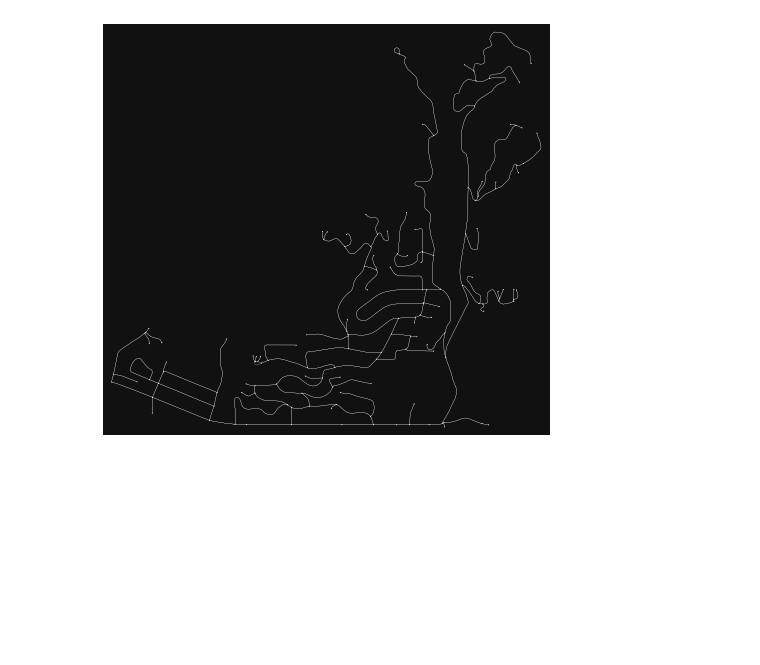
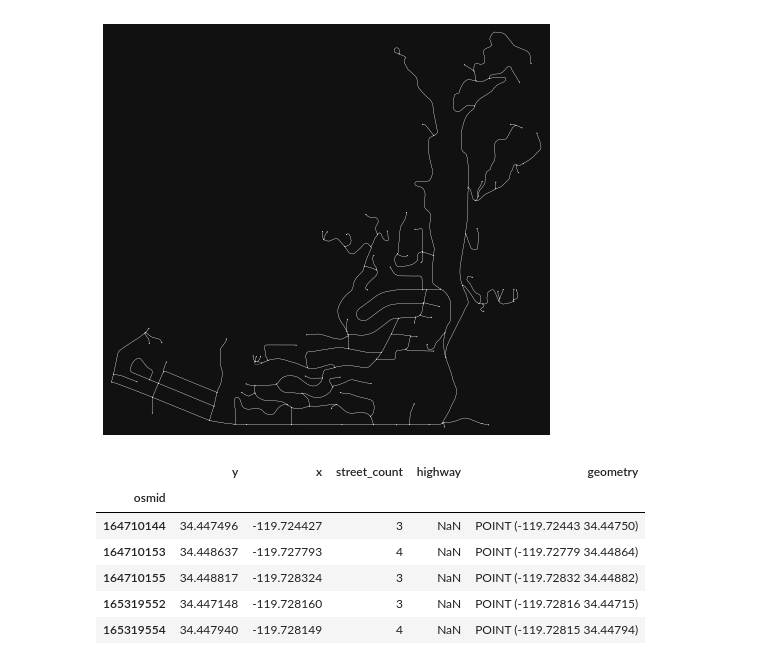
Before and after one commit to barguzin/rwmp_pipelines, a Jupyter notebook: evac/check_osm_id.ipynb, the cells around one changed output. Saved outputs shown, nothing was run; the diff lists cells and outputs as text; code cells hidden in the pictures; blank space fills up the shorter version.

```diff
--- a/evac/check_osm_id.ipynb
+++ b/evac/check_osm_id.ipynb
@@ -36,3 +36,15 @@ G = ox.graph_from_polygon(poly, network_type="drive_service") # include drive an
 fig, ax = ox.plot_graph(G, node_size=1, edge_color='w', edge_linewidth=.2)
 # %% [output]
 [figure]
+# %%
+nodes, edges = ox.graph_to_gdfs(G)
+
+nodes.head()
+# %% [output]
+|  | y | x | street_count | highway | geometry |
+| osmid |  |  |  |  |  |
+| 164710144 | 34.447496 | -119.724427 | 3 | NaN | POINT (-119.72443 34.44750) |
+| 164710153 | 34.448637 | -119.727793 | 4 | NaN | POINT (-119.72779 34.44864) |
+| 164710155 | 34.448817 | -119.728324 | 3 | NaN | POINT (-119.72832 34.44882) |
+| 165319552 | 34.447148 | -119.728160 | 3 | NaN | POINT (-119.72816 34.44715) |
+| 165319554 | 34.447940 | -119.728149 | 4 | NaN | POINT (-119.72815 34.44794) |
```
Also changed, not shown: parts of 9 cells of this notebook, 13 other files.
